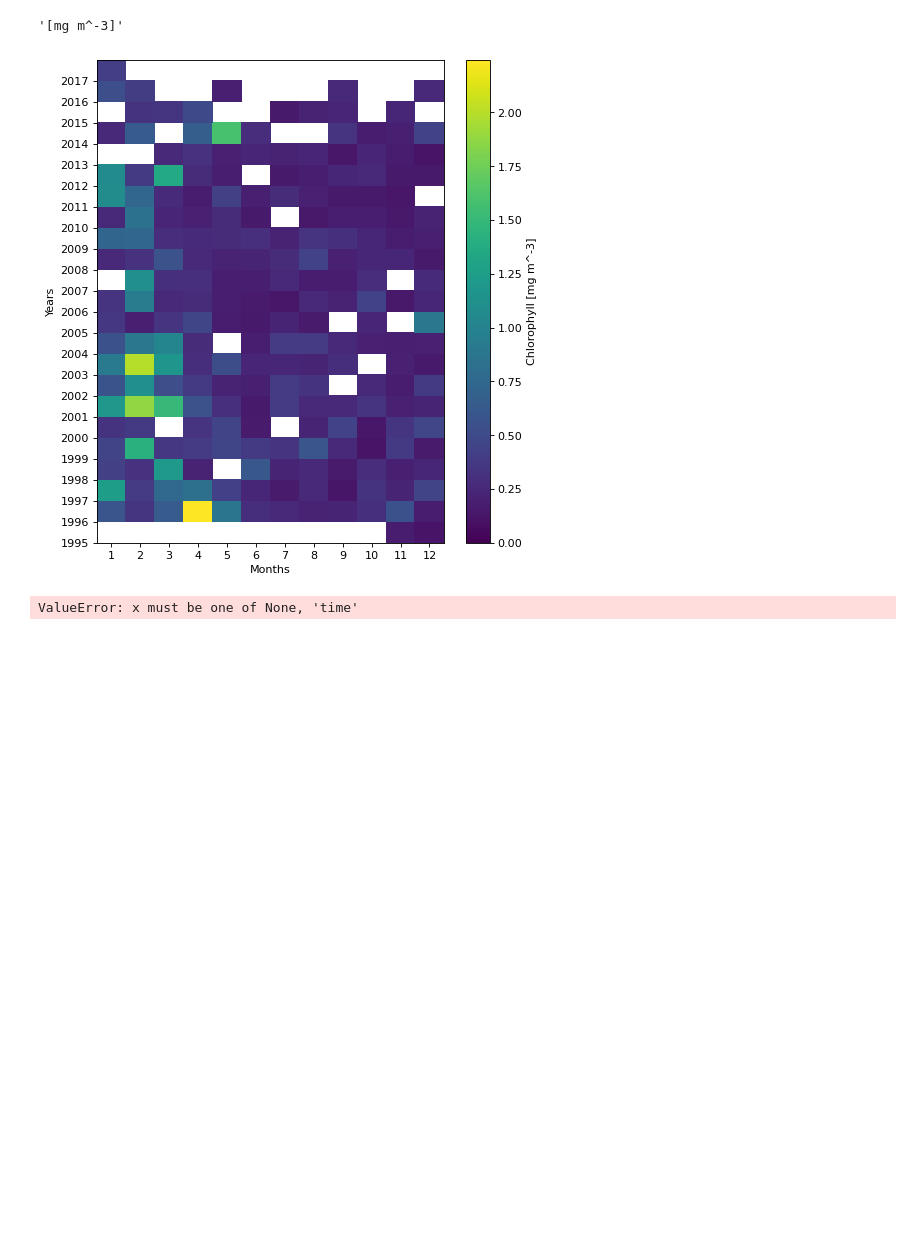
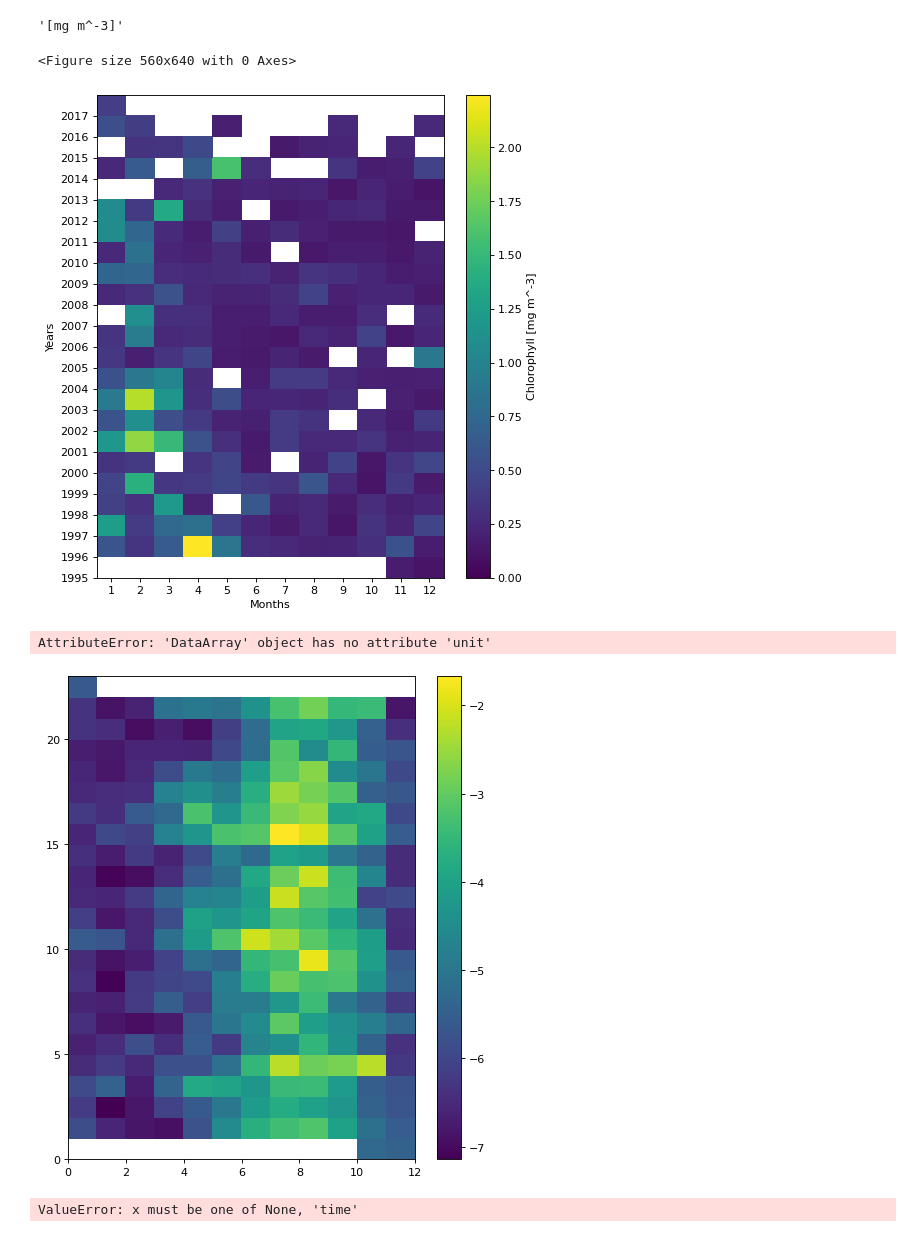
Before and after one commit to ben1post/BennyPhD, a Jupyter notebook: CaRiaco/SCRIPPS/CARIACO_data/Manuscript2DataAnalysis/annotatedDATA/ReadAnnotate2NCDF_FULLSET.ipynb, the cells around one changed output. Saved outputs shown, nothing was run; the diff lists cells and outputs as text; code cells hidden in the pictures; blank space fills up the shorter version.

```diff
--- a/CaRiaco/SCRIPPS/CARIACO_data/Manuscript2DataAnalysis/annotatedDATA/ReadAnnotate2NCDF_FULLSET.ipynb
+++ b/CaRiaco/SCRIPPS/CARIACO_data/Manuscript2DataAnalysis/annotatedDATA/ReadAnnotate2NCDF_FULLSET.ipynb
@@ -6,7 +6,7 @@ import pandas as pd
 import xarray as xr
 import matplotlib.pyplot as plt
 # %%
-pd_CARIACO = pd.read_csv("../DATA/Combined_CARIACO_data.csv")
+pd_CARIACO = pd.read_csv("../DATA/Combined_CARIACO_data_v2.csv")
 # %%
 pd_CARIACO['time_month_dt'] = pd.to_datetime(pd_CARIACO['time_month'])
 # %%
@@ -87,10 +95,13 @@ CARIACO.Chlorophyll.unit
 '[mg m^-3]'
 # %%
 #chl_pd.values
+from matplotlib.pyplot import figure
 def plot_yearmonth_cmap(data):
+
+    figure(figsize=(7, 8), dpi=80)
     data_pd = data.to_dataframe()
 
-    dat_pivot = (chl_pd.assign(year=chl_pd.index.year, month=chl_pd.index.month)#.unstack()
+    dat_pivot = (data_pd.assign(year=data_pd.index.year, month=data_pd.index.month)#.unstack()
       .pivot_table(index='year', columns='month', values=data.name)
     )
     ax = plt.gca()
@@ -115,4 +126,5 @@ figure(figsize=(7, 8), dpi=80)
 
 plot_yearmonth_cmap(CARIACO.Chlorophyll)
 # %% [output]
+<Figure size 560x640 with 0 Axes>
 [figure]
@@ -119,3 +133,8 @@ plot_yearmonth_cmap(CARIACO.Chlorophyll)
+# %%
+plot_yearmonth_cmap(CARIACO.u10)
+# %% [output]
+AttributeError: 'DataArray' object has no attribute 'unit'
+[figure, added]
 # %%
 #timetest = CARIACO.expand_dims({'year':CARIACO['time.year'],'month':CARIACO['time.month']})
 # %%
```
Also changed, not shown: parts of 9 cells of this notebook, 15 other files.
